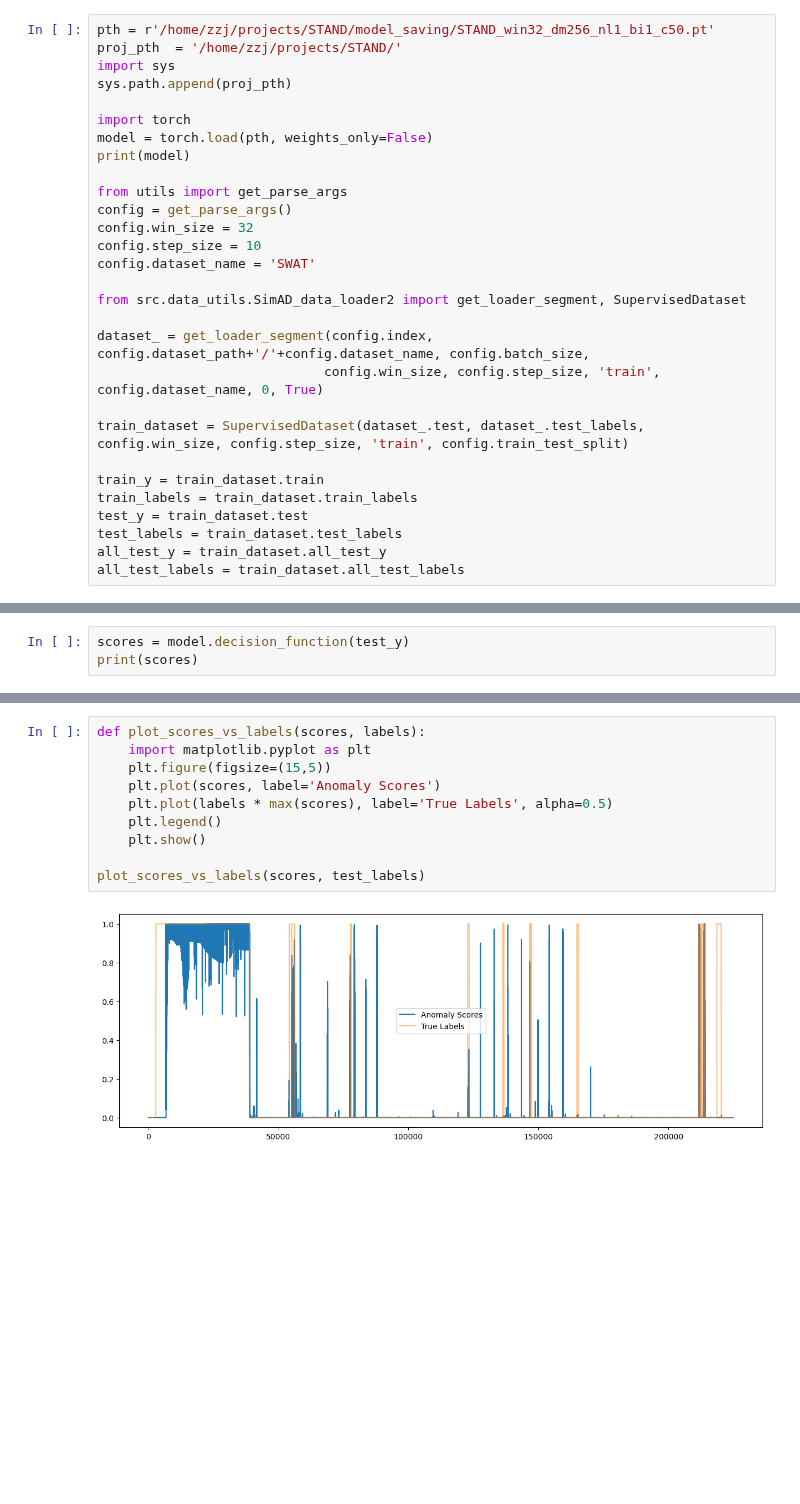
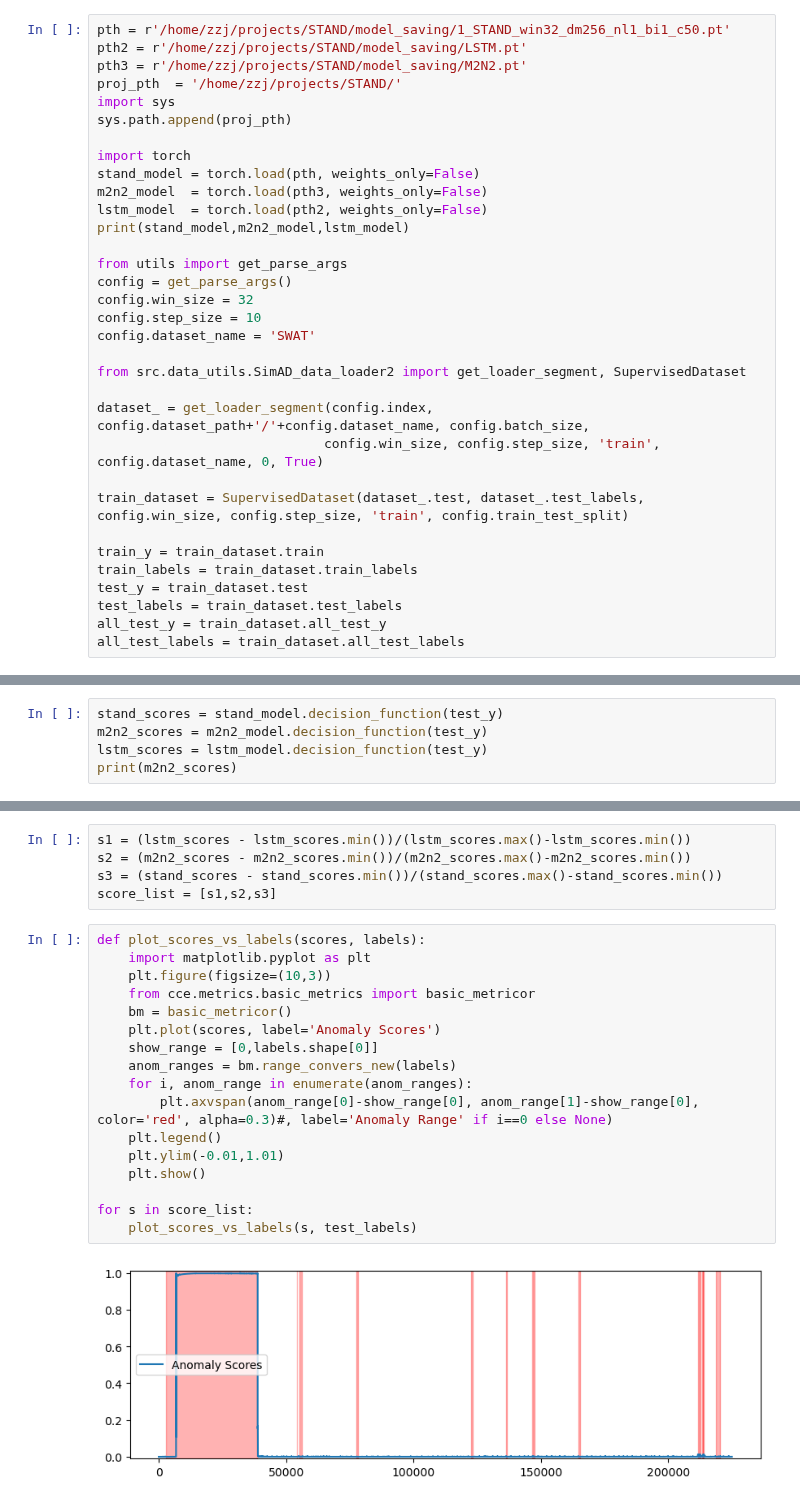
Before and after one commit to EmorZz1G/STAND, a Jupyter notebook: src/ipynb/vis.ipynb, the cells around one changed output, grey strips where cells are left out. Cells and saved outputs as stored; diff of their text form; blank space fills up the shorter version.

Commit message:
upd model

```diff
--- a/src/ipynb/vis.ipynb
+++ b/src/ipynb/vis.ipynb
@@ -1,12 +1,16 @@
 # %%
-pth = r'/home/zzj/projects/STAND/model_saving/STAND_win32_dm256_nl1_bi1_c50.pt'
+pth = r'/home/zzj/projects/STAND/model_saving/1_STAND_win32_dm256_nl1_bi1_c50.pt'
+pth2 = r'/home/zzj/projects/STAND/model_saving/LSTM.pt'
+pth3 = r'/home/zzj/projects/STAND/model_saving/M2N2.pt'
 proj_pth  = '/home/zzj/projects/STAND/'
 import sys
 sys.path.append(proj_pth)
 
 import torch
-model = torch.load(pth, weights_only=False)
-print(model)
+stand_model = torch.load(pth, weights_only=False)
+m2n2_model  = torch.load(pth3, weights_only=False)
+lstm_model  = torch.load(pth2, weights_only=False)
+print(stand_model,m2n2_model,lstm_model)
 
 from utils import get_parse_args
 config = get_parse_args()
@@ -34,6 +42,8 @@ STAND(batch_size=128, bidirectional=1, contamination=0.1, d_model=256,
 test: (449919, 50)
 train: (495000, 50)
 # %%
-scores = model.decision_function(test_y)
-print(scores)
+stand_scores = stand_model.decision_function(test_y)
+m2n2_scores = m2n2_model.decision_function(test_y)
+lstm_scores = lstm_model.decision_function(test_y)
+print(m2n2_scores)
 # %% [output]
@@ -42,12 +52,24 @@ print(scores)
+# %%
+s1 = (lstm_scores - lstm_scores.min())/(lstm_scores.max()-lstm_scores.min())
+s2 = (m2n2_scores - m2n2_scores.min())/(m2n2_scores.max()-m2n2_scores.min())
+s3 = (stand_scores - stand_scores.min())/(stand_scores.max()-stand_scores.min())
+score_list = [s1,s2,s3]
 # %%
 def plot_scores_vs_labels(scores, labels):
     import matplotlib.pyplot as plt
-    plt.figure(figsize=(15,5))
+    plt.figure(figsize=(10,3))
+    from cce.metrics.basic_metrics import basic_metricor
+    bm = basic_metricor()
     plt.plot(scores, label='Anomaly Scores')
-    plt.plot(labels * max(scores), label='True Labels', alpha=0.5)
+    show_range = [0,labels.shape[0]]
+    anom_ranges = bm.range_convers_new(labels)
+    for i, anom_range in enumerate(anom_ranges):
+        plt.axvspan(anom_range[0]-show_range[0], anom_range[1]-show_range[0], color='red', alpha=0.3)#, label='Anomaly Range' if i==0 else None)
     plt.legend()
+    plt.ylim(-0.01,1.01)
     plt.show()
 
-plot_scores_vs_labels(scores, test_labels)
+for s in score_list:
+    plot_scores_vs_labels(s, test_labels)
 # %% [output]
-[figure, old version]
+[figure, new version]
```
Also changed, not shown: parts of 3 cells of this notebook, 13 other files.
